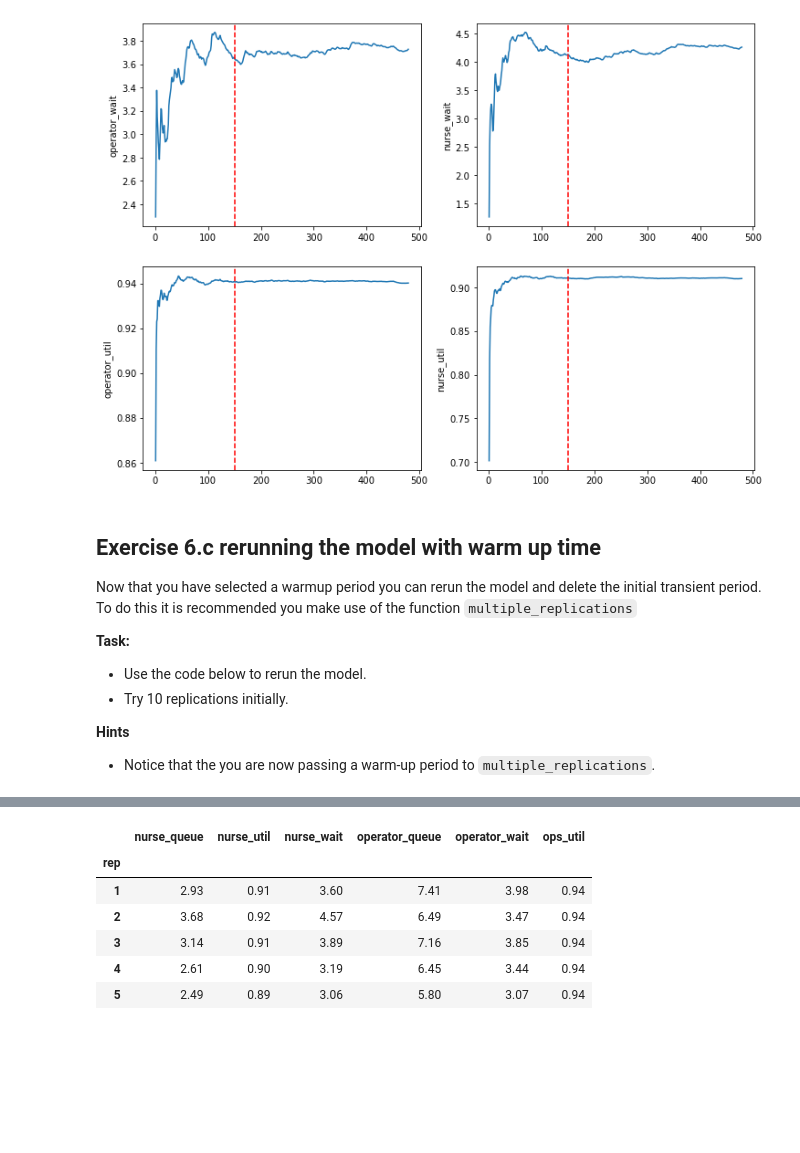
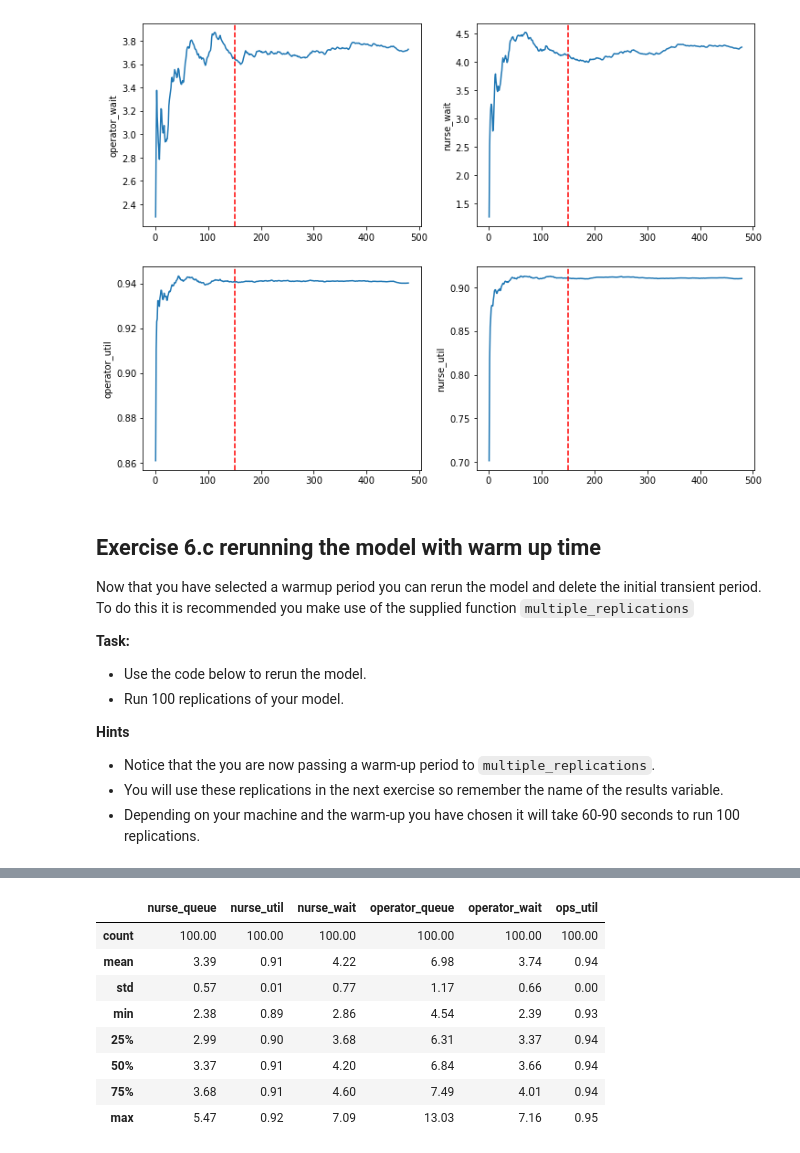
Before and after one commit to health-data-science-OR/stochastic_systems, a Jupyter notebook: labs/simulation/output_analysis/output_analysis_simpler.ipynb, the cells around one changed output, grey strips where cells are left out. Drawn from its saved outputs; the diff is of its cells as text; code cells hidden in the pictures; blank space fills up the shorter version.

```diff
--- a/labs/simulation/output_analysis/output_analysis_simpler.ipynb
+++ b/labs/simulation/output_analysis/output_analysis_simpler.ipynb
@@ -428,11 +429,13 @@ fig, ax = time_series_inspection(results, warm_up=150)
 [figure]
 # %% [markdown]
 ## Exercise 6.c rerunning the model with warm up time
-Now that you have selected a warmup period you can rerun the model and delete the initial transient period.  To do this it is recommended you make use of the function `multiple_replications`
+Now that you have selected a warmup period you can rerun the model and delete the initial transient period.  To do this it is recommended you make use of the supplied function `multiple_replications`
 
 **Task:**
 * Use the code below to rerun the model.
-* Try 10 replications initially.
+* Run 100 replications of your model.
 
 **Hints**
 * Notice that the you are now passing a warm-up period to `multiple_replications`.
+* You will use these replications in the next exercise so remember the name of the results variable.
+* Depending on your machine and the warm-up you have chosen it will take 60-90 seconds to run 100 replications.
@@ -448,30 +442,32 @@ def results_summary(results):
 # %%
 %%time
 
-#set models warmup period...
+############## MODIFICATION  ################################
+#set models warmup period
 AUDIT_INTERVAL = 120
 #set this to the value you selected e.g. between 150 and 250
 WARM_UP_INTERVALS = 170
 #this converts you warmup interval into minutes.
 WARM_UP = WARM_UP_INTERVALS * AUDIT_INTERVAL
+##############################################################
 
 #results collection over a single day
 RC_PERIOD = 1440
 
 #number of replications
-N_REPS = 10
+N_REPS = 100
 
 #default scenario
 args = Scenario()
 
 #run multiple replications.
 print('Running multiple replications', end=' => ')
-results  = multiple_replications(args, rc_period=RC_PERIOD, warm_up=WARM_UP,
-                                 n_reps=N_REPS)
+replications  = multiple_replications(args, rc_period=RC_PERIOD, warm_up=WARM_UP,
+                                      n_reps=N_REPS)
 print('done.\n')
 
-#show reps rounded to 2dp
-results.round(2).head()
+#show results summary rounded to 2dp
+replications.describe().round(2)
 # %% [output]
 Running multiple replications => done.
 
@@ -480,10 +476,12 @@ Wall time: 3.73 s
 |  | nurse_queue | nurse_util | nurse_wait | operator_queue | operator_wait | ops_util |
-| rep |  |  |  |  |  |  |
-| 1 | 2.93 | 0.91 | 3.60 | 7.41 | 3.98 | 0.94 |
-| 2 | 3.68 | 0.92 | 4.57 | 6.49 | 3.47 | 0.94 |
-| 3 | 3.14 | 0.91 | 3.89 | 7.16 | 3.85 | 0.94 |
-| 4 | 2.61 | 0.90 | 3.19 | 6.45 | 3.44 | 0.94 |
-| 5 | 2.49 | 0.89 | 3.06 | 5.80 | 3.07 | 0.94 |
+| count | 100.00 | 100.00 | 100.00 | 100.00 | 100.00 | 100.00 |
+| mean | 3.39 | 0.91 | 4.22 | 6.98 | 3.74 | 0.94 |
+| std | 0.57 | 0.01 | 0.77 | 1.17 | 0.66 | 0.00 |
+| min | 2.38 | 0.89 | 2.86 | 4.54 | 2.39 | 0.93 |
+| 25% | 2.99 | 0.90 | 3.68 | 6.31 | 3.37 | 0.94 |
+| 50% | 3.37 | 0.91 | 4.20 | 6.84 | 3.66 | 0.94 |
+| 75% | 3.68 | 0.91 | 4.60 | 7.49 | 4.01 | 0.94 |
+| max | 5.47 | 0.92 | 7.09 | 13.03 | 7.16 | 0.95 |
 # %% [markdown]
 # Selecting the number of replications to run.
 
```
Also changed, not shown: parts of 34 cells of this notebook.
